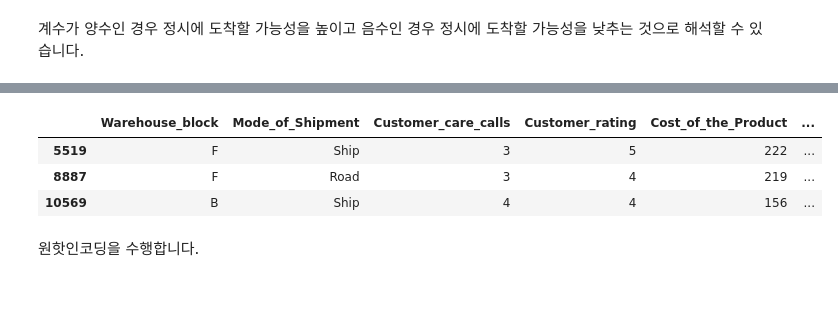
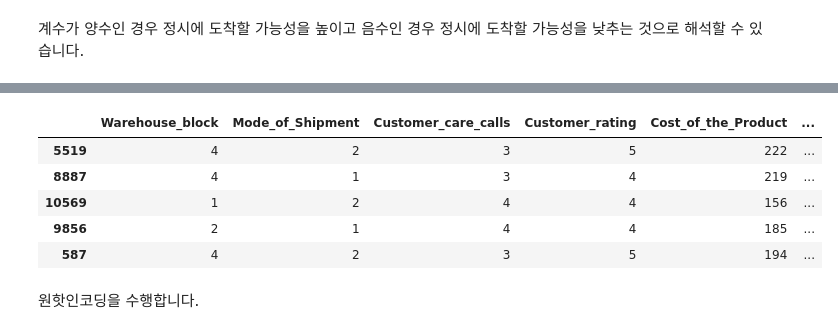
Before and after one commit to zzang-juhee/S1-week4-Project, a Jupyter notebook: project02.ipynb, the cells around one changed output, grey strips where cells are left out. Cells and saved outputs as stored; diff of their text form; code cells hidden in the pictures; blank space fills up the shorter version.

```diff
--- a/project02.ipynb
+++ b/project02.ipynb
@@ -350,26 +395,17 @@ Successfully installed category-encoders-2.2.2
 # %%
 from category_encoders import OneHotEncoder
 from sklearn.impute import SimpleImputer
 from sklearn.linear_model import LogisticRegression
 from sklearn.preprocessing import StandardScaler
 
-features = ['Warehouse_block', 'Mode_of_Shipment', 'Customer_care_calls',
-       'Customer_rating', 'Cost_of_the_Product', 'Prior_purchases',
-       'Product_importance', 'Gender','Discount_offered', 'Weight_in_gms']
-target = 'Reached_on_time'
-
-X_train = train[features]
-y_train = train[target]
-
-X_val = val[features]
-y_val = val[target]
+X_train.head()
+# %% [output]
+|  | Warehouse_block | Mode_of_Shipment | Customer_care_calls | Customer_rating | Cost_of_the_Product | ... |
+| 5519 | 4 | 2 | 3 | 5 | 222 | ... |
+| 8887 | 4 | 1 | 3 | 4 | 219 | ... |
+| 10569 | 1 | 2 | 4 | 4 | 156 | ... |
+| 9856 | 2 | 1 | 4 | 4 | 185 | ... |
+| 587 | 4 | 2 | 3 | 5 | 194 | ... |
-# %%
-X_train.head(3)
-# %% [output]
-|  | Warehouse_block | Mode_of_Shipment | Customer_care_calls | Customer_rating | Cost_of_the_Product | ... |
-| 5519 | F | Ship | 3 | 5 | 222 | ... |
-| 8887 | F | Road | 3 | 4 | 219 | ... |
-| 10569 | B | Ship | 4 | 4 | 156 | ... |
 # %% [markdown]
 원핫인코딩을 수행합니다.
 # %%
```
Also changed, not shown: parts of 36 cells of this notebook.
